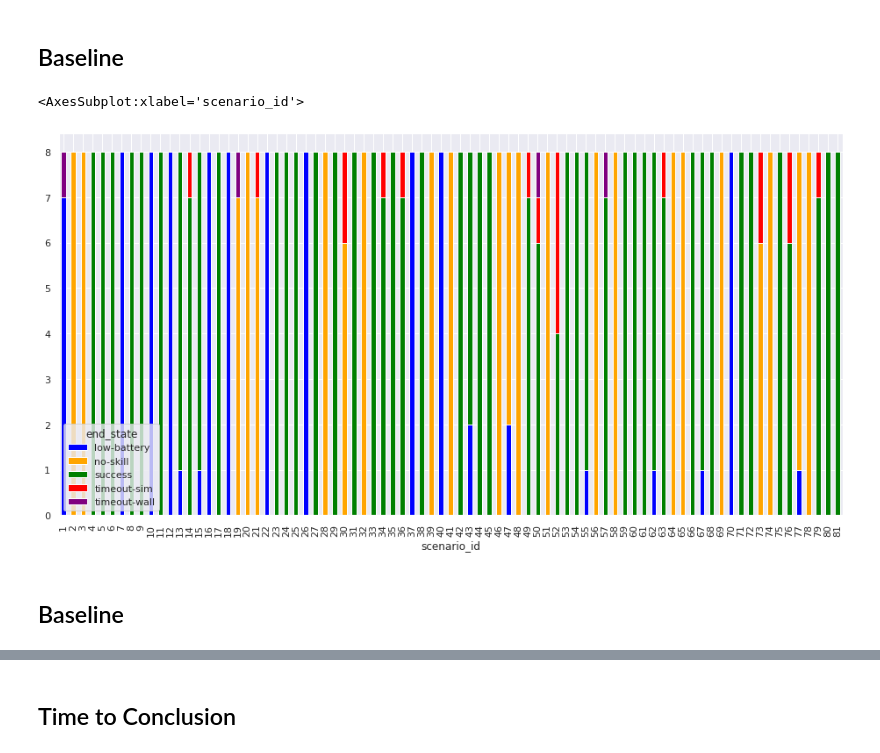
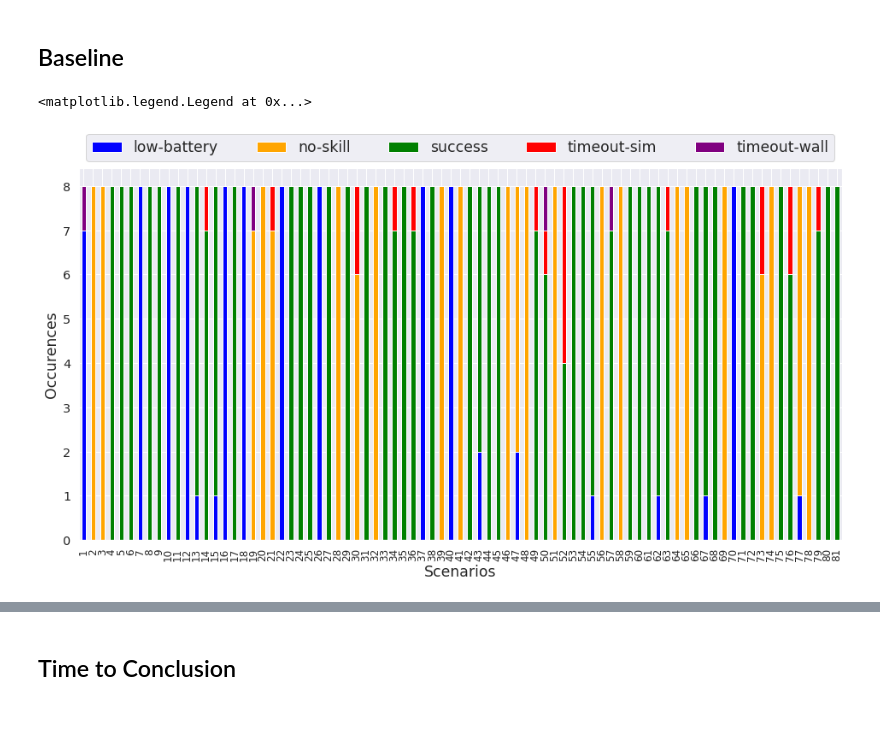
Before and after one commit to VicenteMoraes/hmrs_analysis, a Jupyter notebook: notebooks/Analysis.ipynb, the cells around one changed output, grey strips where cells are left out. Saved outputs shown, nothing was run; the diff lists cells and outputs as text; code cells hidden in the pictures; blank space fills up the shorter version.

```diff
--- a/notebooks/Analysis.ipynb
+++ b/notebooks/Analysis.ipynb
@@ -356,14 +372,17 @@ fig.set_tight_layout(True)
 # %% [markdown]
 ## Baseline
 # %%
-baseline_df.groupby("scenario_id")["end_state"].value_counts().unstack().plot.bar(stacked=True, legend=True,
-                                                                               color={"success": "green",
-                                                                                      "no-skill": "orange",
-                                                                                      "timeout-sim": "red",
-                                                                                      "low-battery": "blue",
-                                                                                      "timeout-wall": "purple"})
+ax = baseline_df.groupby("scenario_id")["end_state"].value_counts().unstack().plot.bar(stacked=True, legend=True,
+                                                                                       color={"success": "green",
+                                                                                              "no-skill": "orange",
+                                                                                              "timeout-sim": "red",
+                                                                                              "low-battery": "blue",
+                                                                                              "timeout-wall": "purple"})
+plt.xlabel("Scenarios", fontsize="x-large")
+plt.ylabel("Occurences", fontsize="x-large")
+plt.yticks(fontsize="large")
+plt.xticks(fontsize="medium")
+ax.legend(bbox_to_anchor=(0, 1, 1, 0), mode="expand", ncol=5, fontsize='x-large')
 # %% [output]
-<AxesSubplot:xlabel='scenario_id'>
+<matplotlib.legend.Legend at 0x...>
-[figure, old version]
+[figure, new version]
-# %% [markdown]
-## Baseline
```
Also changed, not shown: parts of 9 cells of this notebook.
